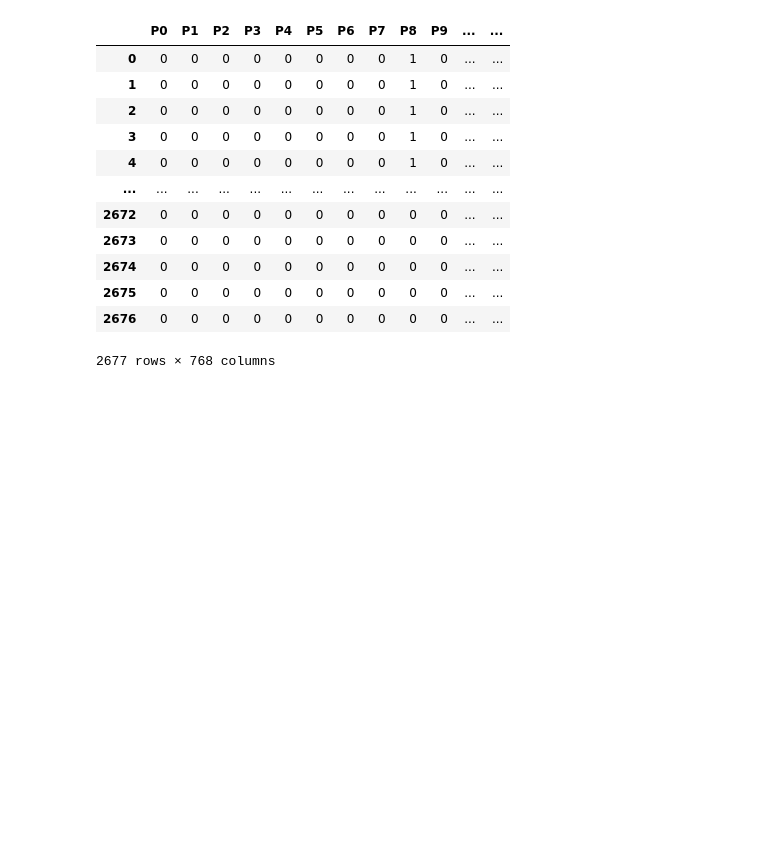
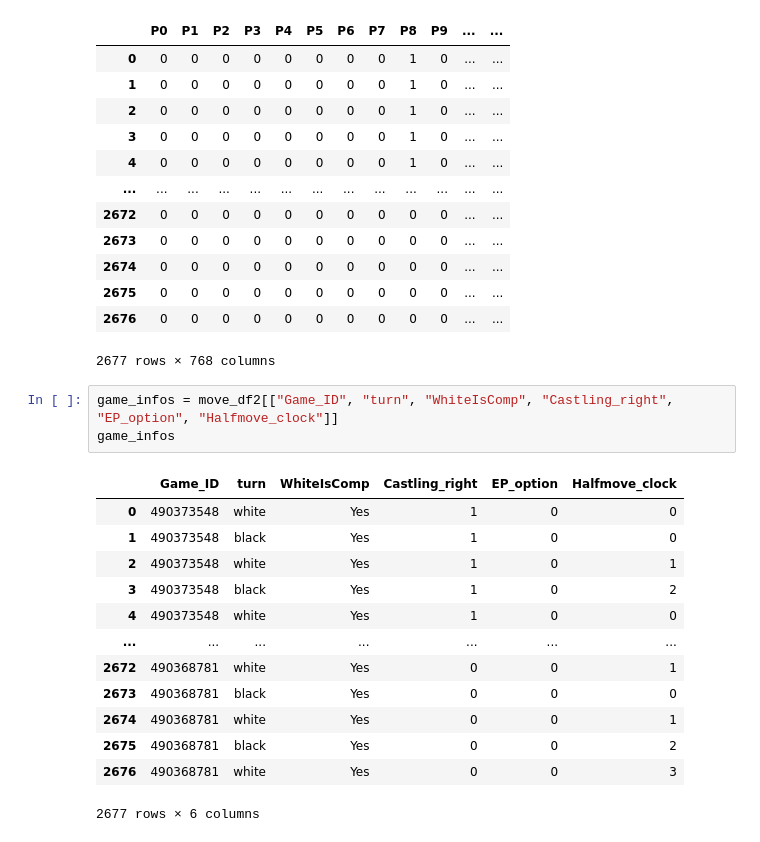
Before and after one commit to VPeron/cc_detector, a Jupyter notebook: notebooks/pgn_to_3dfs_Manuel.ipynb, the cells around one changed output. Cells and saved outputs as stored; diff of their text form; blank space fills up the shorter version.

```diff
--- a/notebooks/pgn_to_3dfs_Manuel.ipynb
+++ b/notebooks/pgn_to_3dfs_Manuel.ipynb
@@ -476,3 +513,20 @@ df_wide
 | 2675 | 0 | 0 | 0 | 0 | 0 | 0 | 0 | 0 | 0 | 0 | ... | ... |
 | 2676 | 0 | 0 | 0 | 0 | 0 | 0 | 0 | 0 | 0 | 0 | ... | ... |
 2677 rows × 768 columns
+# %%
+game_infos = move_df2[["Game_ID", "turn", "WhiteIsComp", "Castling_right", "EP_option", "Halfmove_clock"]]
+game_infos
+# %% [output]
+|  | Game_ID | turn | WhiteIsComp | Castling_right | EP_option | Halfmove_clock |
+| 0 | 490373548 | white | Yes | 1 | 0 | 0 |
+| 1 | 490373548 | black | Yes | 1 | 0 | 0 |
+| 2 | 490373548 | white | Yes | 1 | 0 | 1 |
+| 3 | 490373548 | black | Yes | 1 | 0 | 2 |
+| 4 | 490373548 | white | Yes | 1 | 0 | 0 |
+| ... | ... | ... | ... | ... | ... | ... |
+| 2672 | 490368781 | white | Yes | 0 | 0 | 1 |
+| 2673 | 490368781 | black | Yes | 0 | 0 | 0 |
+| 2674 | 490368781 | white | Yes | 0 | 0 | 1 |
+| 2675 | 490368781 | black | Yes | 0 | 0 | 2 |
+| 2676 | 490368781 | white | Yes | 0 | 0 | 3 |
+2677 rows × 6 columns
```
Also changed, not shown: parts of 51 cells of this notebook, 3 other files.
